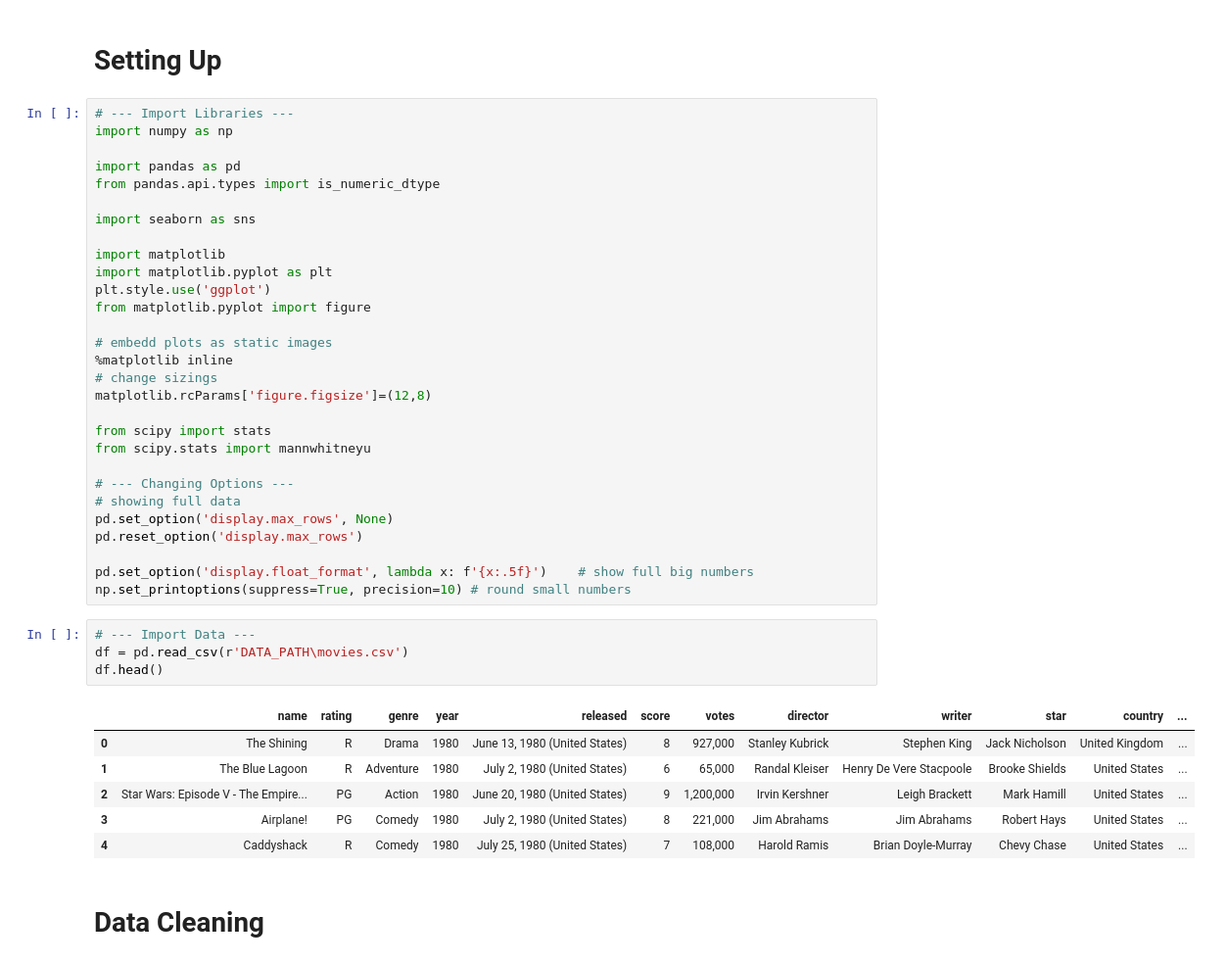
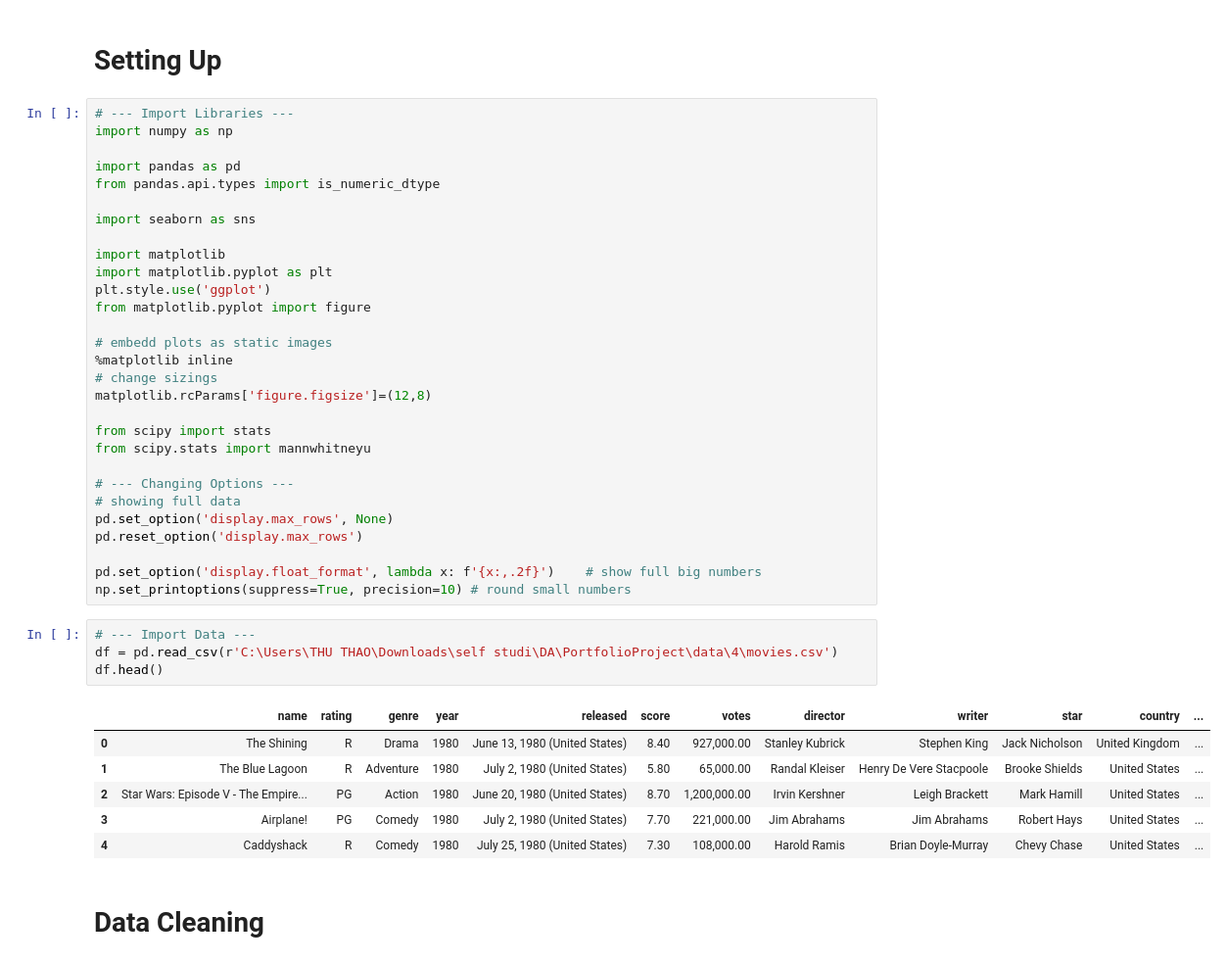
Before and after one commit to ThuCoo/da-portfolio-projects, a Jupyter notebook: scripts/04_correlation_python.ipynb, the cells around one changed output. Shown at 98% size. Drawn from its saved outputs; the diff is of its cells as text.

Commit message:
4/4: Fix numeric display + Rerun all

```diff
--- a/scripts/04_correlation_python.ipynb
+++ b/scripts/04_correlation_python.ipynb
@@ -32,19 +32,19 @@ from scipy.stats import mannwhitneyu
 pd.set_option('display.max_rows', None)
 pd.reset_option('display.max_rows')
 
-pd.set_option('display.float_format', lambda x: f'{x:.5f}')    # show full big numbers
+pd.set_option('display.float_format', lambda x: f'{x:,.2f}')    # show full big numbers
 np.set_printoptions(suppress=True, precision=10) # round small numbers
 # %%
 # --- Import Data ---
-df = pd.read_csv(r'DATA_PATH\movies.csv')
+df = pd.read_csv(r'C:\Users\THU THAO\Downloads\self studi\DA\PortfolioProject\data\4\movies.csv')
 df.head()
 # %% [output]
 |  | name | rating | genre | year | released | score | votes | director | writer | star | country | ... |
-| 0 | The Shining | R | Drama | 1980 | June 13, 1980 (United States) | 8 | 927,000 | Stanley Kubrick | Stephen King | Jack Nicholson | United Kingdom | ... |
-| 1 | The Blue Lagoon | R | Adventure | 1980 | July 2, 1980 (United States) | 6 | 65,000 | Randal Kleiser | Henry De Vere Stacpoole | Brooke Shields | United States | ... |
-| 2 | Star Wars: Episode V - The Empire... | PG | Action | 1980 | June 20, 1980 (United States) | 9 | 1,200,000 | Irvin Kershner | Leigh Brackett | Mark Hamill | United States | ... |
-| 3 | Airplane! | PG | Comedy | 1980 | July 2, 1980 (United States) | 8 | 221,000 | Jim Abrahams | Jim Abrahams | Robert Hays | United States | ... |
-| 4 | Caddyshack | R | Comedy | 1980 | July 25, 1980 (United States) | 7 | 108,000 | Harold Ramis | Brian Doyle-Murray | Chevy Chase | United States | ... |
+| 0 | The Shining | R | Drama | 1980 | June 13, 1980 (United States) | 8.40 | 927,000.00 | Stanley Kubrick | Stephen King | Jack Nicholson | United Kingdom | ... |
+| 1 | The Blue Lagoon | R | Adventure | 1980 | July 2, 1980 (United States) | 5.80 | 65,000.00 | Randal Kleiser | Henry De Vere Stacpoole | Brooke Shields | United States | ... |
+| 2 | Star Wars: Episode V - The Empire... | PG | Action | 1980 | June 20, 1980 (United States) | 8.70 | 1,200,000.00 | Irvin Kershner | Leigh Brackett | Mark Hamill | United States | ... |
+| 3 | Airplane! | PG | Comedy | 1980 | July 2, 1980 (United States) | 7.70 | 221,000.00 | Jim Abrahams | Jim Abrahams | Robert Hays | United States | ... |
+| 4 | Caddyshack | R | Comedy | 1980 | July 25, 1980 (United States) | 7.30 | 108,000.00 | Harold Ramis | Brian Doyle-Murray | Chevy Chase | United States | ... |
 # %% [markdown]
 <h1>Data Cleaning</h1>
 # %%
```
Also changed, not shown: parts of 5 cells of this notebook.
